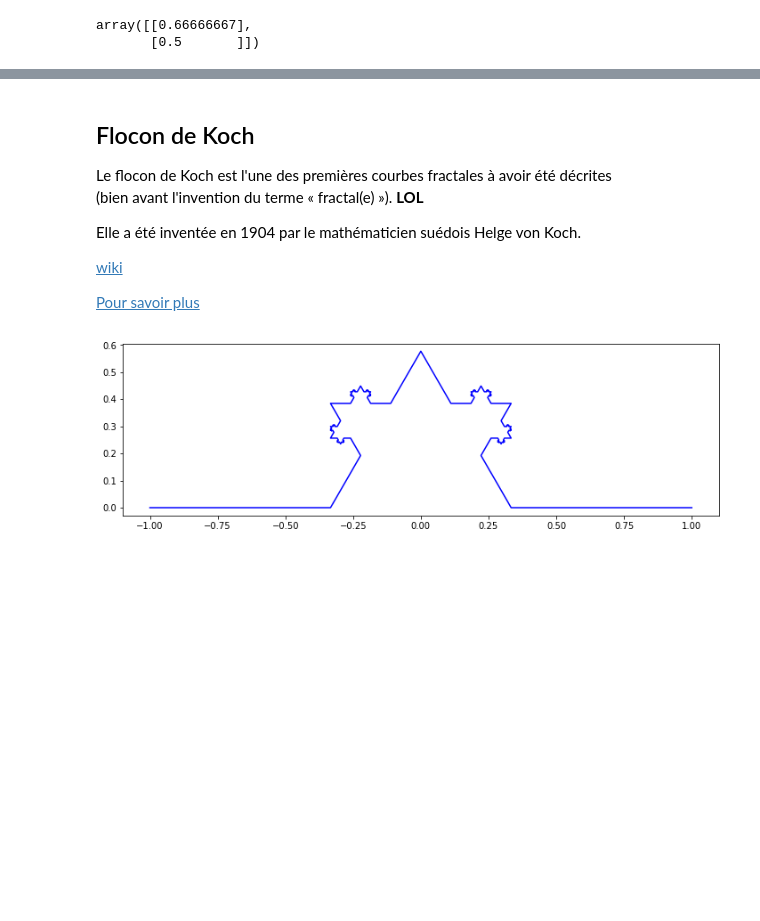
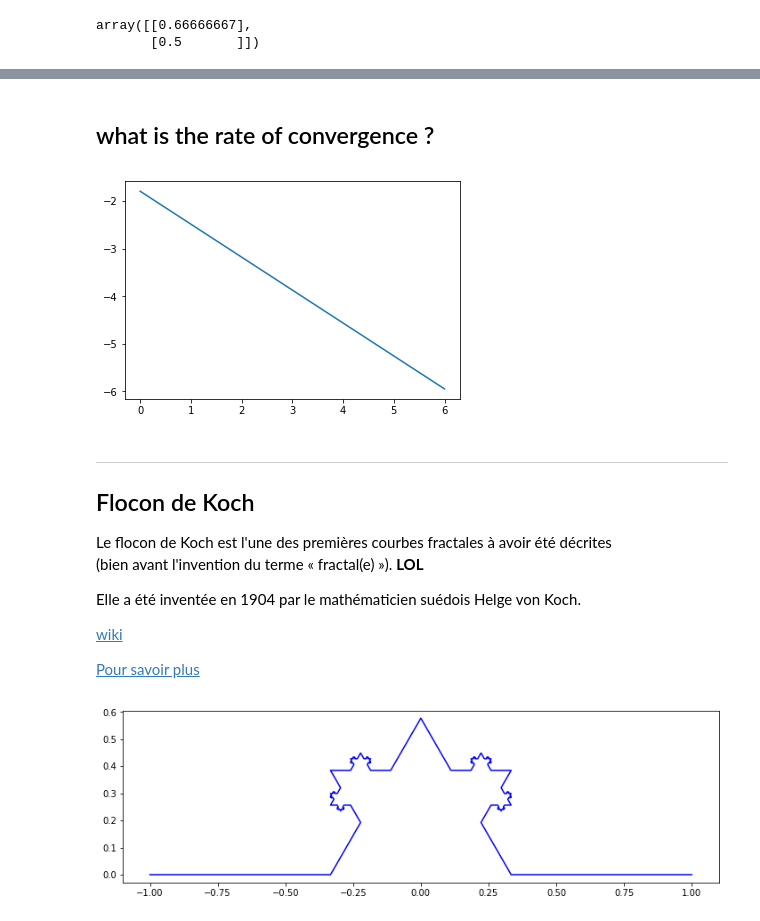
Before and after one commit to macbuse/macbuse.github.io, a Jupyter notebook: PROG/matplot_episode_two.ipynb, the cells around one changed output, grey strips where cells are left out. Saved outputs shown, nothing was run; the diff lists cells and outputs as text; code cells hidden in the pictures; blank space fills up the shorter version.

```diff
--- a/PROG/matplot_episode_two.ipynb
+++ b/PROG/matplot_episode_two.ipynb
@@ -361,4 +374,12 @@ for k, f in enumerate(ff[:-1]):
+# %% [markdown]
+## what is the rate of convergence ?
+# %%
+plt.plot(np.log(diffs));
+# %% [output]
+[figure, added]
 # %% [markdown]
+---
+
 ## Flocon de Koch
 
 Le flocon de Koch est l'une des premières courbes fractales à avoir été décrites <br>
```
Also changed, not shown: parts of 4 cells of this notebook.
